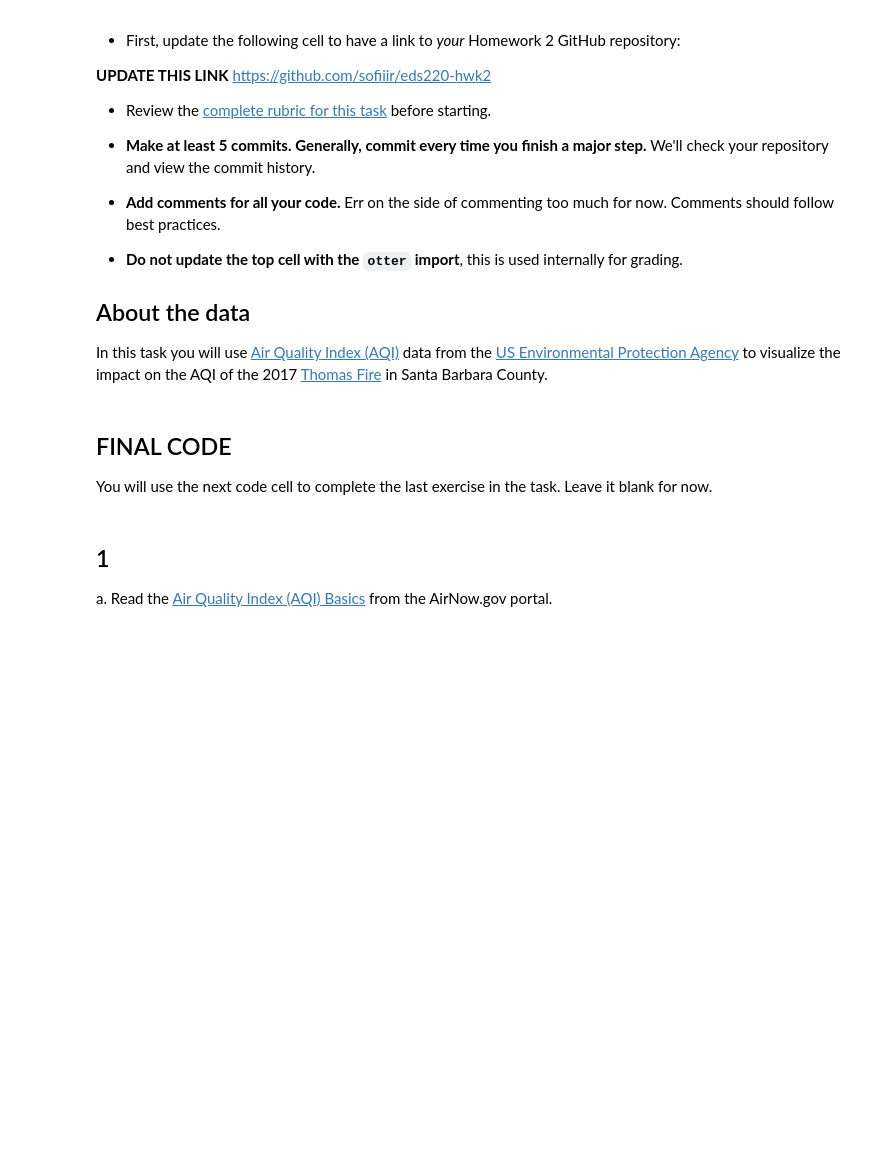
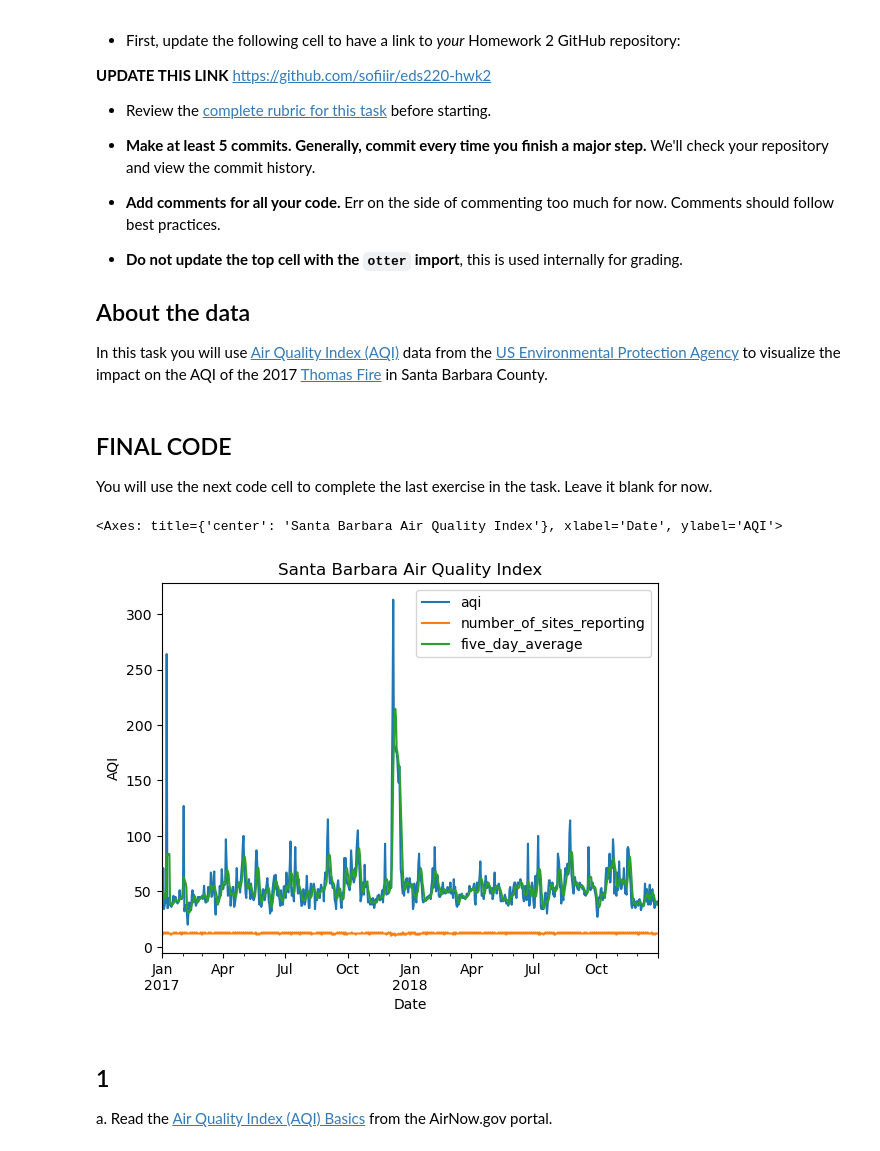
Before and after one commit to sofiiir/eds220-hwk2, a Jupyter notebook: task3/hwk2-task3-aqi.ipynb, the cells around one changed output. Drawn from its saved outputs; the diff is of its cells as text; code cells hidden in the pictures; blank space fills up the shorter version.

```diff
--- a/task3/hwk2-task3-aqi.ipynb
+++ b/task3/hwk2-task3-aqi.ipynb
@@ -31,6 +31,49 @@ In this task you will use [Air Quality Index (AQI)](https://www.airnow.gov/aqi/a
 ## FINAL CODE
 
 You will use the next code cell to complete the last exercise in the task. Leave it blank for now.
+# %%
+# COMPLETE WORKFLOW
+
+# Import libraries
+import pandas as pd
+import numpy as np
+
+
+# Read in data
+aqi_17 = pd.read_csv('https://aqs.epa.gov/aqsweb/airdata/daily_aqi_by_county_2017.zip', compression = 'zip')
+aqi_18 = pd.read_csv('https://aqs.epa.gov/aqsweb/airdata/daily_aqi_by_county_2018.zip', compression = 'zip')
+
+# Create one dataframe with the AQI data from 2017 and 2018
+aqi = pd.concat([aqi_17, aqi_18])
+
+# Simplify column names to lower snake
+aqi.columns = (aqi.columns
+                  .str.lower()
+                  .str.replace(' ','_')
+                )
+
+# Subset for only Santa Barbara County and necessary columns
+aqi_sb = (aqi[aqi['county_name']=='Santa Barbara']
+          .drop(columns = ['state_name', 'county_name', 'state_code', 'county_code']))
+
+# Change data type of 'date' to datetime
+aqi_sb.date = pd.to_datetime(aqi_sb['date'])
+
+# Set the date as the index
+aqi_sb = aqi_sb.set_index('date')
+
+# Calculate AQI rolling average over 5 days and add the data to a column in the dataframe
+aqi_sb['five_day_average'] = aqi_sb['aqi'].rolling('5D').mean()
+
+# Create a plot to visualize santa barbara aqi in 2017 and 2018
+aqi_sb.plot(kind = "line",
+            xlabel = "Date",
+           ylabel = "AQI",
+           title = "Santa Barbara Air Quality Index",
+           )
+# %% [output]
+<Axes: title={'center': 'Santa Barbara Air Quality Index'}, xlabel='Date', ylabel='AQI'>
+[figure, added]
 # %% [markdown]
 ## 1
 
```
Also changed, not shown: parts of 9 cells of this notebook.
